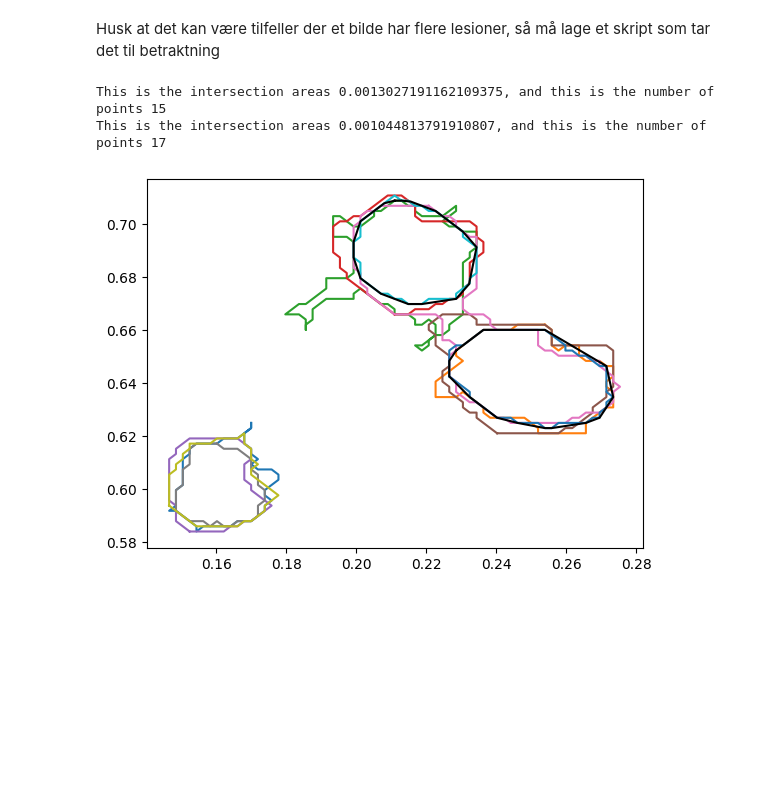
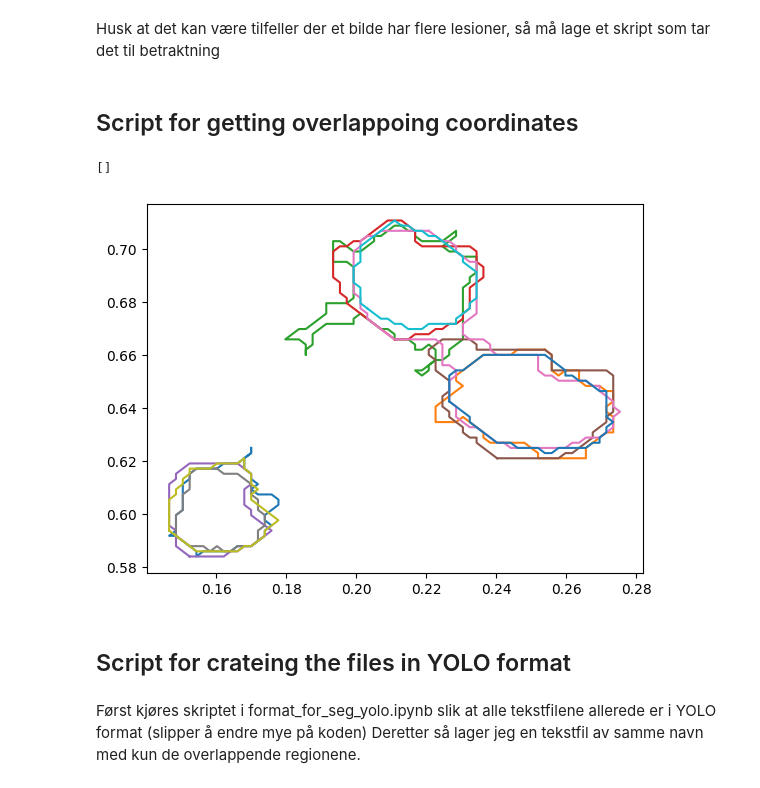
Before and after one commit to herissiv/lung-ai, a Jupyter notebook: createOverlappingEdgemap.ipynb, the cells around one changed output. Drawn from its saved outputs; the diff is of its cells as text; code cells hidden in the pictures; blank space fills up the shorter version.

```diff
--- a/createOverlappingEdgemap.ipynb
+++ b/createOverlappingEdgemap.ipynb
@@ -14,3 +15,5 @@ path = "/home/heris/data/RAW/YOLO_seg_dataset/train/labels/image_1.3.6.1.4.1.145
+# %% [markdown]
+## Script for getting overlappoing coordinates
 # %%
 def seperate_polygons(polygons:list): #list of polygons
     seperate_lesions = []
@@ -40,11 +43,11 @@ def remove_big_and_small_polygons(intersected_polygons: list, min_area: float, m
     return intersected_polygons
 
 
-def overlapPolygon(path:str,is_already_yolo_format:bool,min_area:float,max_area:float):
+def overlapPolygon(path:str,is_already_yolo_format:bool,min_area:float,max_area:float, want_plot:bool):
     if is_already_yolo_format:
         skip = 1
     else:
-        skip = 0
+        print(f"Sorry, this path dosen't exist yet. Convert to your files to yolo format and try again")
 
     with open(path,'r') as file:
         all_polygon_coords = []
@@ -54,7 +57,18 @@ def overlapPolygon(path:str,is_already_yolo_format:bool,min_area:float,max_area:
             all_polygon_coords.append(coord)
 
     if len(all_polygon_coords) < 2:
-        return None #Returner tekstfil med akk samme edgemap
+        single_polygon_tupples = []
+        for i in range(len(coord)):
+            if i % 2 == 0:
+                single_polygon_tupples.append((coord[i],coord[i+1]))
+        sinlge_polygon = Polygon(single_polygon_tupples)
+        polygon_after_size_check = remove_big_and_small_polygons([sinlge_polygon],min_area,max_area)
+        if len(polygon_after_size_check) == 1:
+            xs, ys = polygon_after_size_check[0].exterior.xy
+            if want_plot:
+                plt.plot(xs,ys,'black')
+            return [[xs.tolist(),ys.tolist()]] #Returner samme koordinater i format [[X1,Y1]]
+        return []
 
     polygons = []
     for polygon_coord in all_polygon_coords:
@@ -67,42 +81,47 @@ def overlapPolygon(path:str,is_already_yolo_format:bool,min_area:float,max_area:
 
     #Finding the first convex hull for the first polygon for every seperate lesion.
     seperate_lesions = seperate_polygons(polygons=polygons)
     seperate_intersection_of_lesions= [lesions.convex_hull for lesions in seperate_lesions]
     seperate_intersection_of_lesions_copy = seperate_intersection_of_lesions.copy()
 
 
     #Itterate over the remaining polygons and update the intersection
     for poly in polygons:
         #Hvis denne intersectionen er tom, har vi mest sannsynligvis to eller flere lesjoner på bildet
         for i, intersections in enumerate(seperate_intersection_of_lesions_copy):
             if not intersections.intersection(poly.convex_hull).is_empty:
                 seperate_intersection_of_lesions[i] = intersections.intersection(poly.convex_hull)
 
-
-    for poly in polygons:
-        x, y = poly.exterior.xy
-        plt.plot(x,y)
+    if want_plot:
+        for poly in polygons:
+            x, y = poly.exterior.xy
+            plt.plot(x,y)
 
     coords_given_polygon = []
 
     #for intersection in seperate_intersection_of_lesions:
     #    x, y = intersection.exterior.xy
     #    print(f"This is the intersection areas {intersection.area}, and this is the number of points {len(x)}")
     #    coords_given_polygon.append([x,y])
     #    plt.plot(x,y,'black')
 
     #Kommentert ut kode over er for kode som ikke har en areal grense
     for intersection in remove_big_and_small_polygons(seperate_intersection_of_lesions,min_area,max_area):
         x, y = intersection.exterior.xy
-        print(f"This is the intersection areas {intersection.area}, and this is the number of points {len(x)}")
-        coords_given_polygon.append([x,y])
-        plt.plot(x,y,'black')
+        coords_given_polygon.append([x.tolist(),y.tolist()])
+        if want_plot:
+            plt.plot(x,y,'black')
 
-    return coords_given_polygon #Får en liste i en liste med numpy arrays seende slik ut [[arrayX1, arrayY1], [arrayX2, arrayY2]]
+    return coords_given_polygon #Får en liste i en liste seende slik ut [[X1,Y1], [X2,Y2]]
 
 
-edgemap = overlapPolygon(path=path, is_already_yolo_format=True, min_area=0.001,max_area=0.5)
+edgemap = overlapPolygon(path=path, is_already_yolo_format=True, min_area=0.9,max_area=1,want_plot=True)
+print(edgemap)
 # %% [output]
-This is the intersection areas 0.0013027191162109375, and this is the number of points 15
-This is the intersection areas 0.001044813791910807, and this is the number of points 17
+[]
-[figure, old version]
+[figure, new version]
+# %% [markdown]
+## Script for crateing the files in YOLO format
+# %% [markdown]
+Først kjøres skriptet i format_for_seg_yolo.ipynb slik at alle tekstfilene allerede er i YOLO format (slipper å endre mye på koden)
+Deretter så lager jeg en tekstfil av samme navn med kun de overlappende regionene.
```
Also changed, not shown: parts of 2 cells of this notebook, 1 other file.
